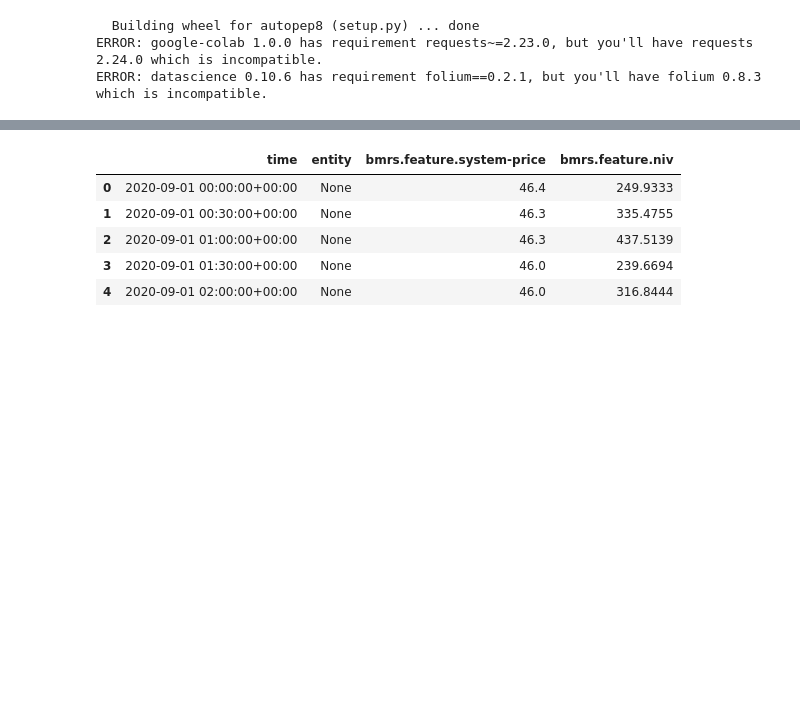
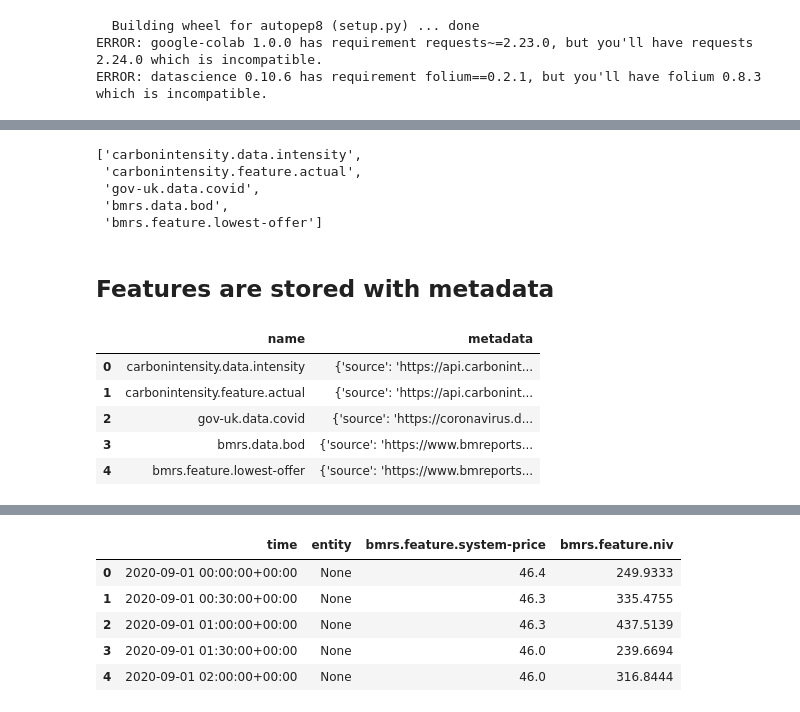
Before and after one commit to bytehub-ai/code-examples, a Jupyter notebook: bytehub_demo.ipynb, the cells around one changed output, grey strips where cells are left out. Drawn from its saved outputs; the diff is of its cells as text; code cells hidden in the pictures; blank space fills up the shorter version.

```diff
--- a/bytehub_demo.ipynb
+++ b/bytehub_demo.ipynb
@@ -23,0 +31,19 @@ Response: ··········
+# %%
+fs.list_features()[:5]
+# %% [output]
+['carbonintensity.data.intensity',
+ 'carbonintensity.feature.actual',
+ 'gov-uk.data.covid',
+ 'bmrs.data.bod',
+ 'bmrs.feature.lowest-offer']
+# %% [markdown]
+## Features are stored with **metadata**
+# %%
+fs.list_features(metadata=True).head(5)
+# %% [output]
+|  | name | metadata |
+| 0 | carbonintensity.data.intensity | {'source': 'https://api.carbonint... |
+| 1 | carbonintensity.feature.actual | {'source': 'https://api.carbonint... |
+| 2 | gov-uk.data.covid | {'source': 'https://coronavirus.d... |
+| 3 | bmrs.data.bod | {'source': 'https://www.bmreports... |
+| 4 | bmrs.feature.lowest-offer | {'source': 'https://www.bmreports... |
```
Also changed, not shown: parts of 25 cells of this notebook.
